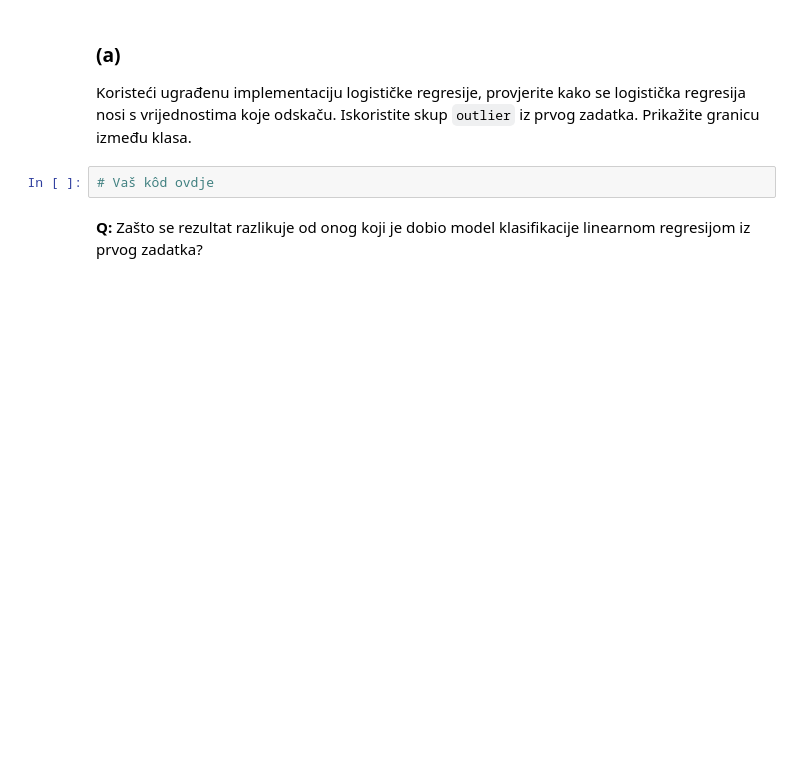
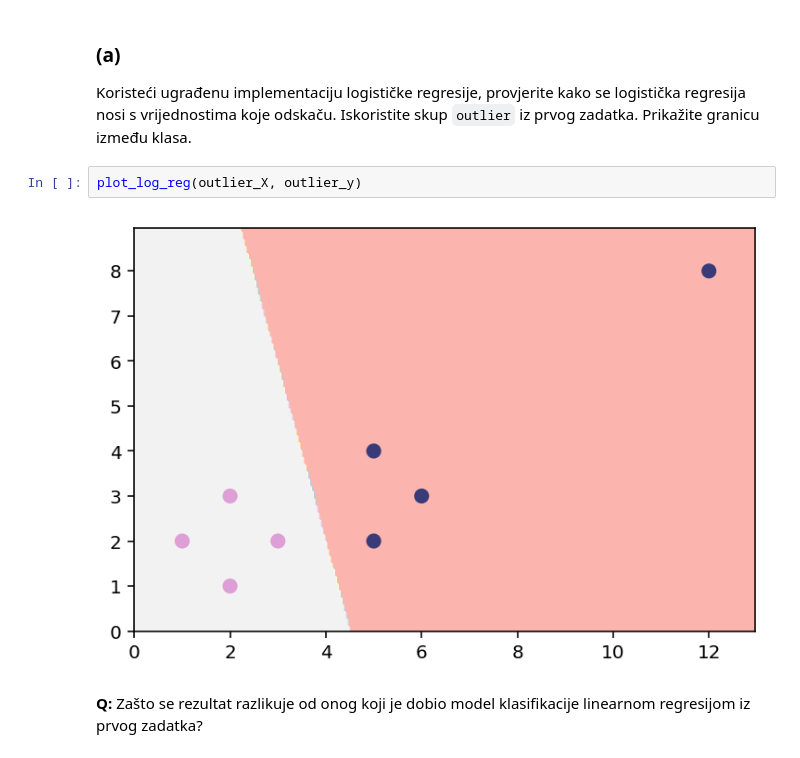
Before and after one commit to mateoim/su-lab-20-21, a Jupyter notebook: lab02/SU-2020-LAB02-0036509386.ipynb, the cells around one changed output. Drawn from its saved outputs; the diff is of its cells as text; blank space fills up the shorter version.

```diff
--- a/lab02/SU-2020-LAB02-0036509386.ipynb
+++ b/lab02/SU-2020-LAB02-0036509386.ipynb
@@ -366,8 +371,10 @@ plot_2d_clf_problem(seven_X, seven_y, clf3e.predict)
 ### (a)
 
 Koristeći ugrađenu implementaciju logističke regresije, provjerite kako se logistička regresija nosi s vrijednostima koje odskaču. Iskoristite skup `outlier` iz prvog zadatka. Prikažite granicu između klasa.
-# %%
-# Vaš kôd ovdje
+# %%
+plot_log_reg(outlier_X, outlier_y)
+# %% [output]
+[figure, added]
 # %% [markdown]
 **Q:** Zašto se rezultat razlikuje od onog koji je dobio model klasifikacije linearnom regresijom iz prvog zadatka?
 # %% [markdown]
```
Also changed, not shown: parts of 8 cells of this notebook.
